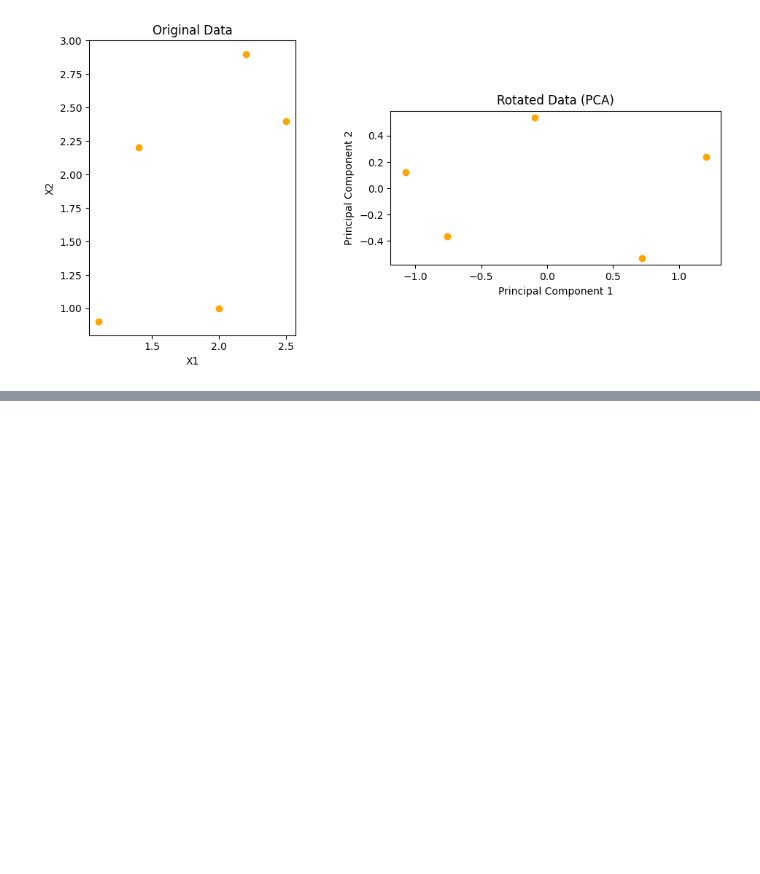
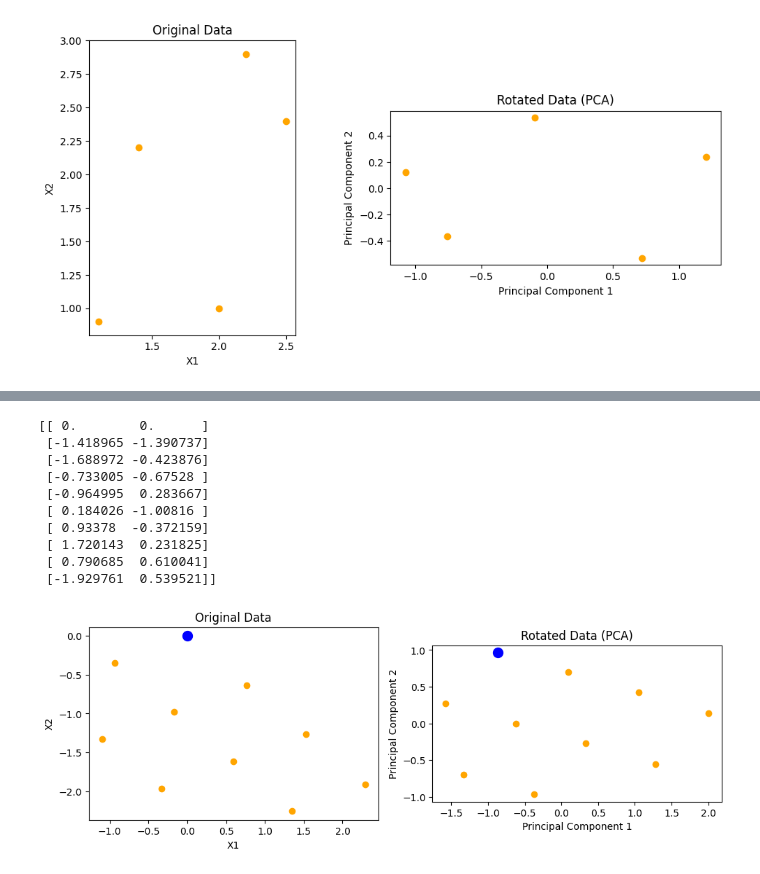
Before and after one commit to Justusperthes/Comphy, a Jupyter notebook: w4/clustering.ipynb, the cells around one changed output, grey strips where cells are left out. Drawn from its saved outputs; the diff is of its cells as text; code cells hidden in the pictures; blank space fills up the shorter version.

```diff
--- a/w4/clustering.ipynb
+++ b/w4/clustering.ipynb
@@ -679,0 +708,42 @@ plt.show()
+# %%
+print(positions[0])
+
+
+X = positions[3]
+
+pca = PCA(X)
+pca.fit()
+X_rotated = pca.transform(k=2)
+
+fig, axs = plt.subplots(1, 2, figsize=(10, 5))
+
+tracked_index = 0
+
+axs[0].scatter(X[:, 0], X[:, 1], color='orange')
+axs[0].scatter(X[tracked_index, 0], X[tracked_index, 1], color='blue', s=100, label='Tracked Point')  # Highlight the tracked point
+axs[0].set_title("Original Data")
+axs[0].set_xlabel("X1")
+axs[0].set_ylabel("X2")
+axs[0].set_aspect('equal')  # Ensure equal scaling of axes
+
+axs[1].scatter(X_rotated[:, 0], X_rotated[:, 1], color='orange')
+axs[1].scatter(X_rotated[tracked_index, 0], X_rotated[tracked_index, 1], color='blue', s=100, label='Tracked Point')  # Highlight the tracked point
+axs[1].set_title("Rotated Data (PCA)")
+axs[1].set_xlabel("Principal Component 1")
+axs[1].set_ylabel("Principal Component 2")
+axs[1].set_aspect('equal')
+
+plt.tight_layout()
+plt.show()
+# %% [output]
+[[ 0.        0.      ]
+ [-1.418965 -1.390737]
+ [-1.688972 -0.423876]
+ [-0.733005 -0.67528 ]
+ [-0.964995  0.283667]
+ [ 0.184026 -1.00816 ]
+ [ 0.93378  -0.372159]
+ [ 1.720143  0.231825]
+ [ 0.790685  0.610041]
+ [-1.929761  0.539521]]
+[figure, added]
```
Also changed, not shown: parts of 5 cells of this notebook.
